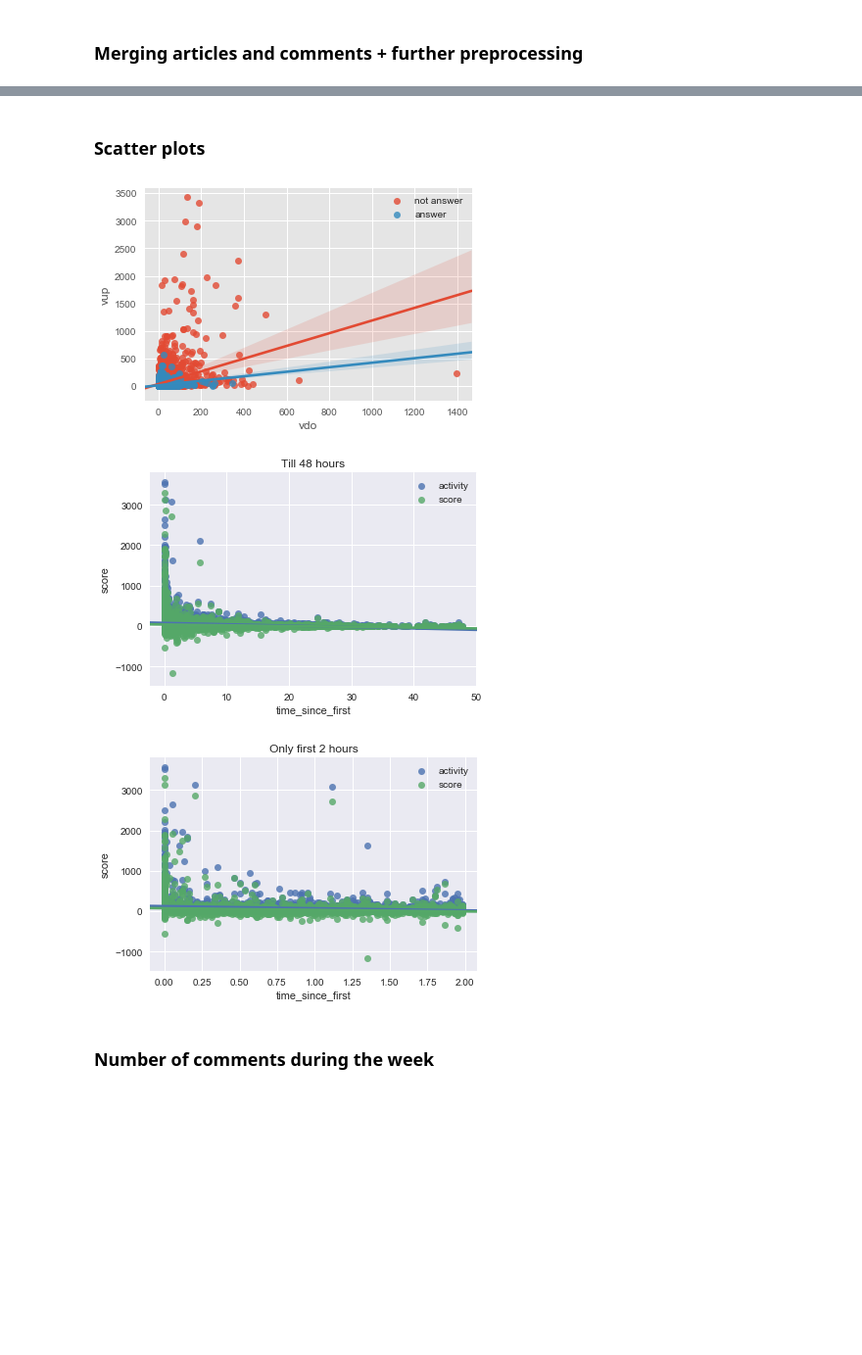
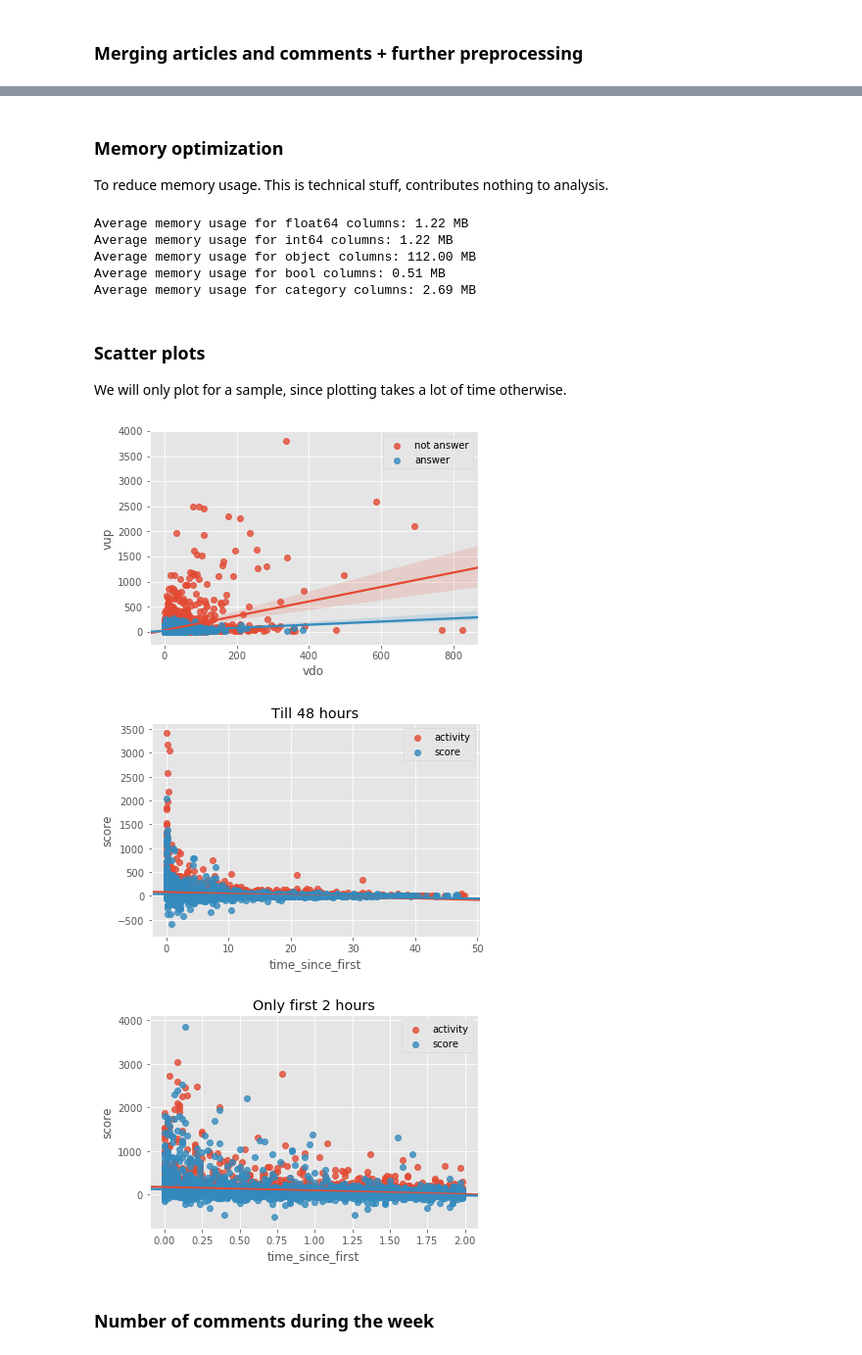
Before and after one commit to fdelia/bots, a Jupyter notebook: 3_explore_data.ipynb, the cells around one changed output, grey strips where cells are left out. Shown at 98% size. Cells and saved outputs as stored; diff of their text form; code cells hidden in the pictures; blank space fills up the shorter version.

Commit message:
optimized memory usage

```diff
--- a/3_explore_data.ipynb
+++ b/3_explore_data.ipynb
@@ -17,7 +17,7 @@ warnings.filterwarnings('ignore')
 
 import pandas as pd
 df_art = pd.read_csv('articles_2017_08.csv')
-df_com = pd.read_csv('comments_2017_08.csv').sample(10000) # crop because battery life, skews data
+df_com = pd.read_csv('comments_2017_08.csv').sample(20000) # crop because battery life, skews data
 # Make float better readable
 pd.options.display.float_format = '{:.0f}'.format
 # %% [markdown]
@@ -274,9 +275,50 @@ Number of comments with no "link" from an article: 0
-# %% [markdown]
-### Scatter plots
+# %% [markdown]
+### Memory optimization
+
+To reduce memory usage. This is technical stuff, contributes nothing to analysis.
+# %%
+# Optimize the data set for memory usage
+# Delete these to free memory
+try: del df_art; del df_com; del df_merge
+except: pass # if already deleted: error
+
+# Type casting columns
+df_merge_sorted['mob'] = df_merge_sorted['mob'].map({
+    1: True, 0: False
+})
+
+conv = df_merge_sorted.select_dtypes(include=['int']).apply(pd.to_numeric,downcast='unsigned')
+df_merge_sorted[conv.columns] = conv
+
+conv = df_merge_sorted.select_dtypes(include=['float']).apply(pd.to_numeric,downcast='float')
+df_merge_sorted[conv.columns] = conv
+del conv
+
+# Show memory usage per type
+#print(df_merge_sorted.info(memory_usage='deep'))
+for dtype in ['float64','int64','object', 'bool', 'category']:
+    selected_dtype = df_merge_sorted.select_dtypes(include=[dtype])
+    mean_usage_b = selected_dtype.memory_usage(deep=True).mean()
+    mean_usage_mb = mean_usage_b / 1024 ** 2
+    print("Average memory usage for {} columns: {:03.2f} MB".format(dtype,mean_usage_mb))
+# %% [output]
+Average memory usage for float64 columns: 1.22 MB
+Average memory usage for int64 columns: 1.22 MB
+Average memory usage for object columns: 112.00 MB
+Average memory usage for bool columns: 0.51 MB
+Average memory usage for category columns: 2.69 MB
+# %% [markdown]
+### Scatter plots
+
+We will only plot for a sample, since plotting takes a lot of time otherwise.
 # %%
+N_SAMPLE = 5000
+
 #sns.pairplot(df_com, x_vars='vup', y_vars='vdo', size=6)
-sns.regplot(x='vdo', y='vup', data=df_com[df_com['is_answer'] == False], label='not answer')
-sns.regplot(x='vdo', y='vup', data=df_com[df_com['is_answer'] == True], label='answer')
+sns.regplot(x='vdo', y='vup', data=df_com[df_com['is_answer'] == False].sample(N_SAMPLE),
+            label='not answer')
+sns.regplot(x='vdo', y='vup', data=df_com[df_com['is_answer'] == True].sample(N_SAMPLE),
+            label='answer')
 plt.legend()
 plt.show()
 
@@ -286,36 +328,36 @@ plt.show()
 # Looked some of them up manually and yes, they have a lot of upvotes (3000+)
 # Answers are rather downvoted than upvoted (as can already be seen in the correlation matrix)
 # %% [output]
-[figure, old version]
+[figure, new version]
 # %%
 ax = sns.regplot(x='time_since_first', y='activity', label='activity',
-                 data=df_merge_sorted[df_merge_sorted['time_since_first'] < 48])
+                 data=df_merge_sorted[df_merge_sorted['time_since_first'] < 48].sample(N_SAMPLE))
 ax = sns.regplot(x='time_since_first', y='score', label='score',
-                 data=df_merge_sorted[df_merge_sorted['time_since_first'] < 48])
+                 data=df_merge_sorted[df_merge_sorted['time_since_first'] < 48].sample(N_SAMPLE))
 ax.legend()
 plt.title('Till 48 hours')
 plt.show()
 
 ax = sns.regplot(x='time_since_first', y='activity', label='activity',
-                 data=df_merge_sorted[df_merge_sorted['time_since_first'] < 2])
+                 data=df_merge_sorted[df_merge_sorted['time_since_first'] < 2].sample(N_SAMPLE))
 ax = sns.regplot(x='time_since_first', y='score', label='score',
-                 data=df_merge_sorted[df_merge_sorted['time_since_first'] < 2])
+                 data=df_merge_sorted[df_merge_sorted['time_since_first'] < 2].sample(N_SAMPLE))
 ax.legend()
 plt.title('Only first 2 hours')
 plt.show()
 
 
 # Summary:
 # The time of posting compared to the first comment is not as important as I expected it to be
 # Exception: Some early comments make it into "top comments" and get very high scores/activity
 # - There are comments where timce_since_first = 1000 hours ???
 
 #sns.regplot(x='vdo', y='vup', data=df_com[df_com['vup'] < 200])
 #sns.regplot(x='con_len', y='score', data=df_com)
 #plt.show()
 # %% [output]
-[figure, old version]
+[figure, new version]
-[figure, old version]
+[figure, new version]
 # %% [markdown]
 ### Number of comments during the week
 # %%
```
Also changed, not shown: parts of 13 cells of this notebook.
